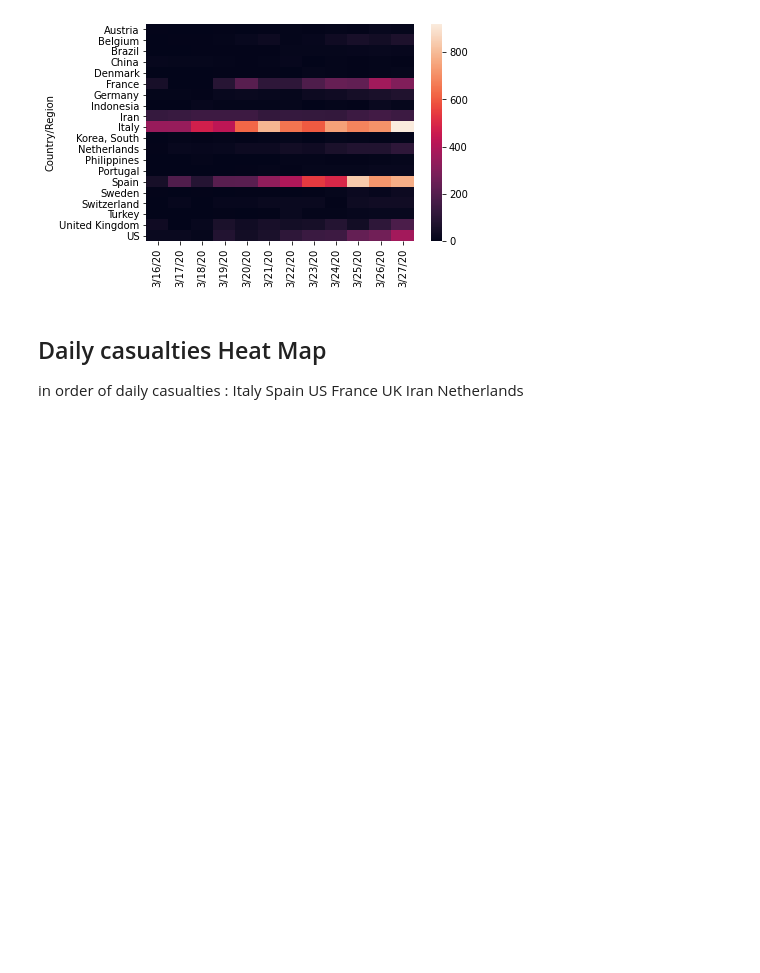
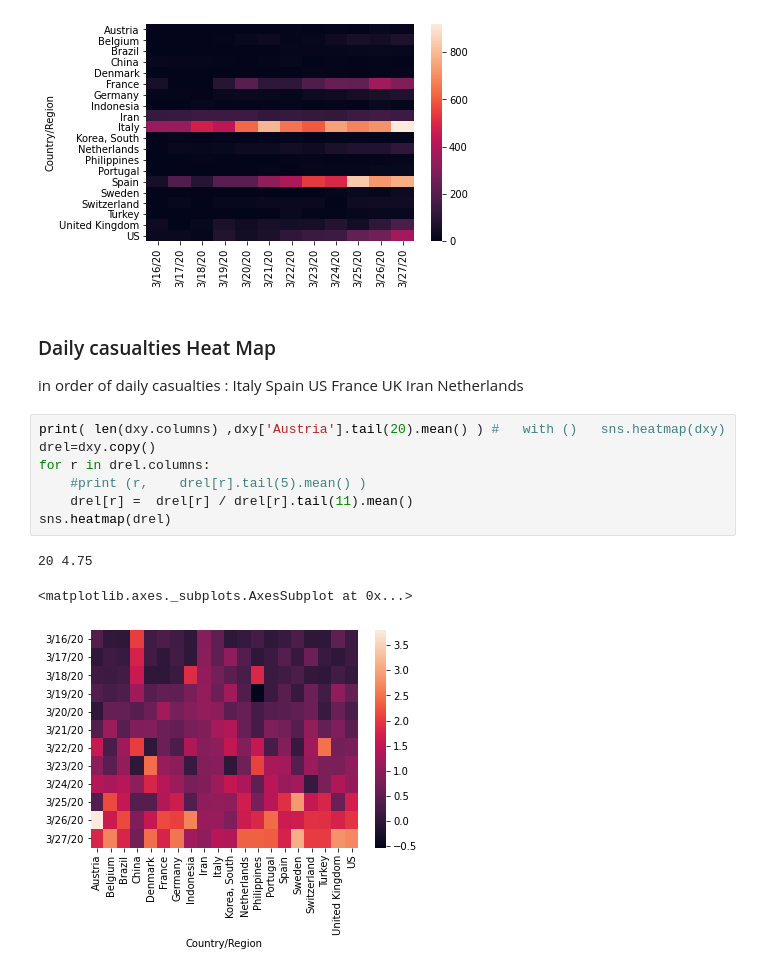
Before and after one commit to infchg/COVID-19, a Jupyter notebook: JH-calculate-daily.ipynb, the cells around one changed output. Cells and saved outputs as stored; diff of their text form; blank space fills up the shorter version.

```diff
--- a/JH-calculate-daily.ipynb
+++ b/JH-calculate-daily.ipynb
@@ -149,5 +149,16 @@ sns.heatmap(df0)#, annot=True
 <matplotlib.axes._subplots.AxesSubplot at 0x...>
 [figure]
 # %% [markdown]
-## Daily casualties Heat Map
+###  Daily casualties Heat Map
    in order of daily casualties : Italy Spain US France UK Iran Netherlands
+# %%
+print( len(dxy.columns) ,dxy['Austria'].tail(20).mean() ) #   with ()   sns.heatmap(dxy)
+drel=dxy.copy()
+for r in drel.columns:
+    #print (r,    drel[r].tail(5).mean() )
+    drel[r] =  drel[r] / drel[r].tail(11).mean()
+sns.heatmap(drel)
+# %% [output]
+20 4.75
+<matplotlib.axes._subplots.AxesSubplot at 0x...>
+[figure, added]
```
Also changed, not shown: parts of 1 cell of this notebook.
